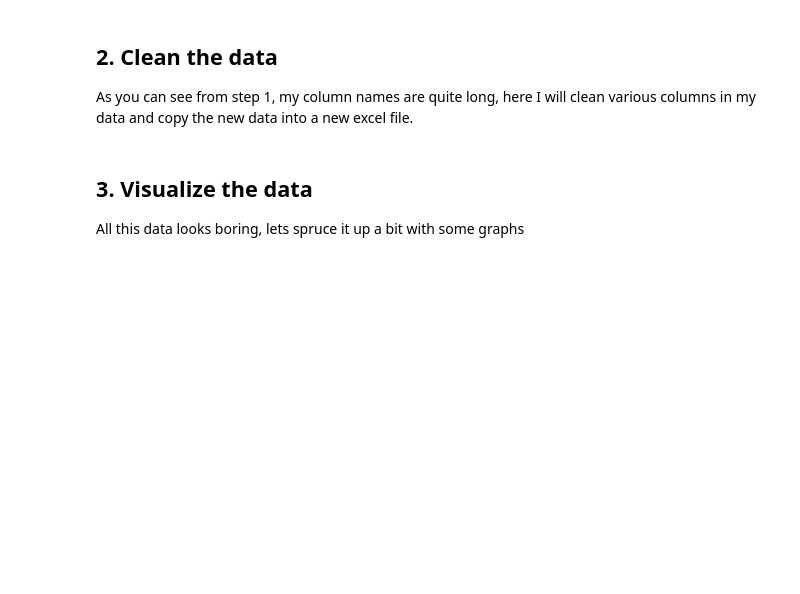
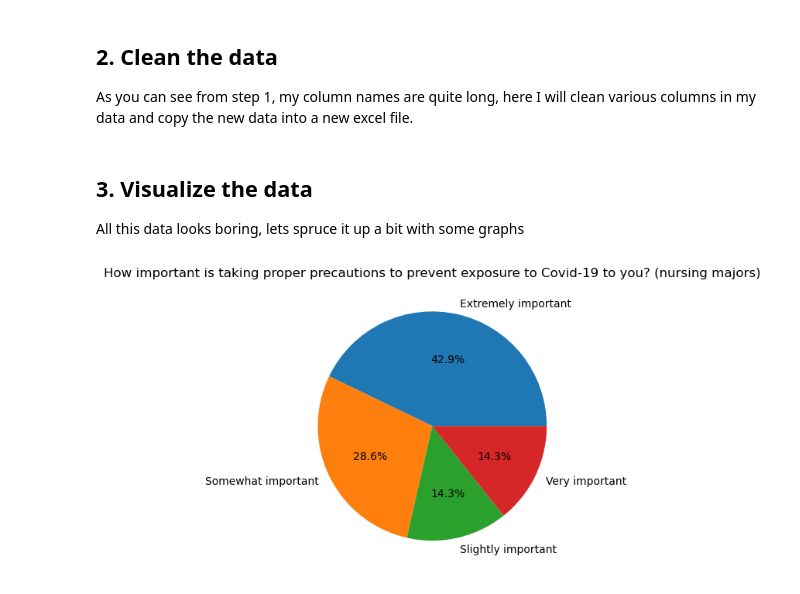
Before and after one commit to thisguyneil/CollegeMajorvsCovid-Revisited, a Jupyter notebook: CollegeMajorvsCovid.ipynb, the cells around one changed output. Cells and saved outputs as stored; diff of their text form; code cells hidden in the pictures; blank space fills up the shorter version.

Commit message:
added some visualization data

```diff
--- a/CollegeMajorvsCovid.ipynb
+++ b/CollegeMajorvsCovid.ipynb
@@ -67,3 +67,17 @@ df.to_excel('data/updated_data.xlsx', index=False)
 # %% [markdown]
 ## 3. Visualize the data
 All this data looks boring, lets spruce it up a bit with some graphs
+# %%
+#1. Load in our new edited spreadsheet
+df = pd.read_excel('data/updated_data.xlsx')
+
+#2. Basic pie chart showing the answers of nurses to question_2 (How important is taking proper precautions to prevent exposure to Covid-19 to you?)
+nursing_df = df[df['college_major'] == 'Nursing']
+non_nursing_df = df[df['college_major'] != 'Nursing']
+counts = nursing_df['question_2'].value_counts()
+counts_nn = non_nursing_df['question_2'].value_counts()
+plt.pie(counts, labels=counts.index, autopct='%1.1f%%')
+plt.title('How important is taking proper precautions to prevent exposure to Covid-19 to you? (nursing majors)')
+plt.show()
+# %% [output]
+[figure, added]
```
Also changed, not shown: parts of 2 cells of this notebook, 1 other file.
